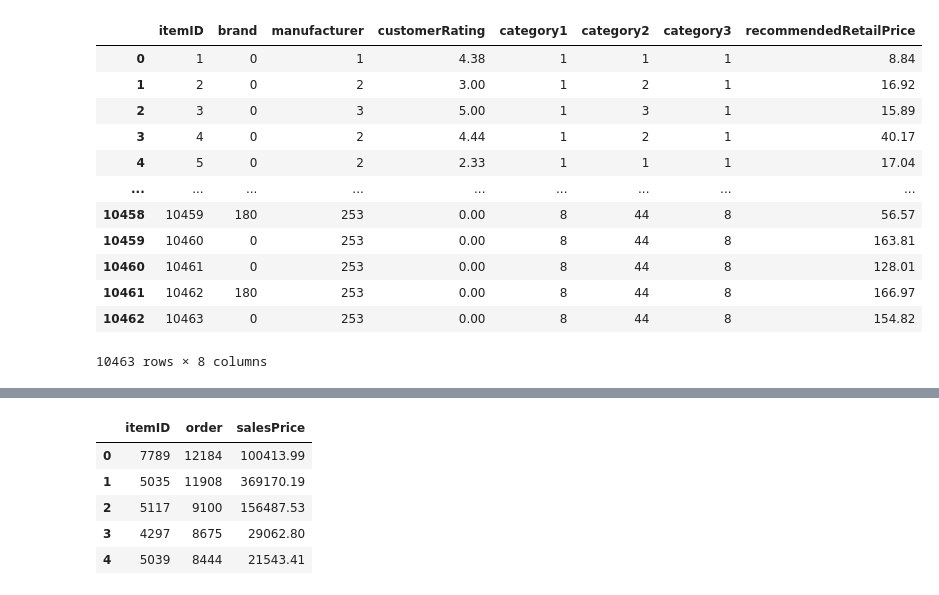
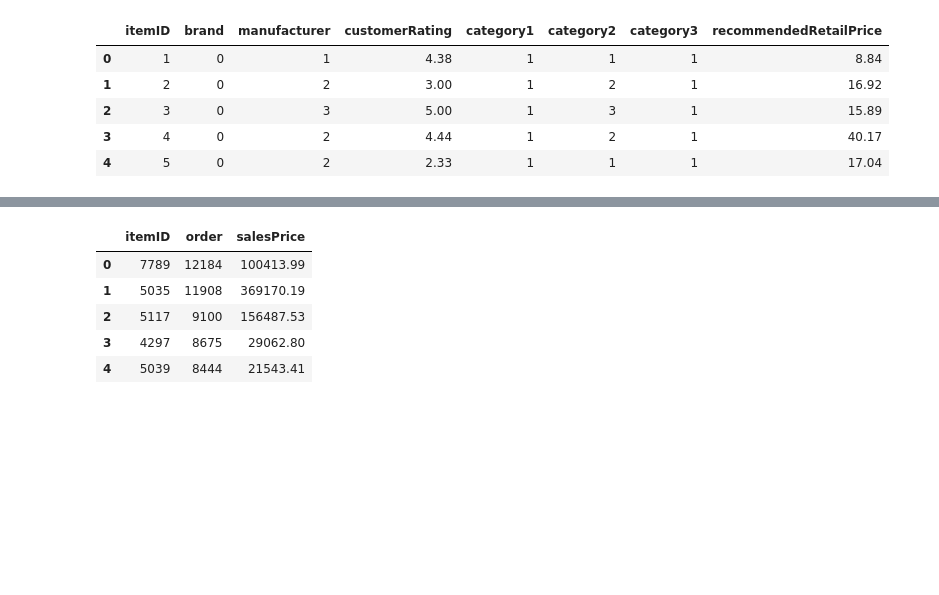
Before and after one commit to janwithb/data-mining-cup-2020, a Jupyter notebook: scripts/data_analysis.ipynb, the cells around one changed output, grey strips where cells are left out. Cells and saved outputs as stored; diff of their text form; code cells hidden in the pictures; blank space fills up the shorter version.

```diff
--- a/scripts/data_analysis.ipynb
+++ b/scripts/data_analysis.ipynb
@@ -26,20 +24,13 @@ infos
 # %%
 items = pd.read_csv('../data/items.csv', sep='|')
-items
+items.head()
 # %% [output]
 |  | itemID | brand | manufacturer | customerRating | category1 | category2 | category3 | recommendedRetailPrice |
 | 0 | 1 | 0 | 1 | 4.38 | 1 | 1 | 1 | 8.84 |
 | 1 | 2 | 0 | 2 | 3.00 | 1 | 2 | 1 | 16.92 |
 | 2 | 3 | 0 | 3 | 5.00 | 1 | 3 | 1 | 15.89 |
 | 3 | 4 | 0 | 2 | 4.44 | 1 | 2 | 1 | 40.17 |
 | 4 | 5 | 0 | 2 | 2.33 | 1 | 1 | 1 | 17.04 |
-| ... | ... | ... | ... | ... | ... | ... | ... | ... |
-| 10458 | 10459 | 180 | 253 | 0.00 | 8 | 44 | 8 | 56.57 |
-| 10459 | 10460 | 0 | 253 | 0.00 | 8 | 44 | 8 | 163.81 |
-| 10460 | 10461 | 0 | 253 | 0.00 | 8 | 44 | 8 | 128.01 |
-| 10461 | 10462 | 180 | 253 | 0.00 | 8 | 44 | 8 | 166.97 |
-| 10462 | 10463 | 0 | 253 | 0.00 | 8 | 44 | 8 | 154.82 |
-10463 rows × 8 columns
 # %%
 orders = pd.read_csv('../data/orders.csv', sep='|')
 orders['time'] = pd.to_datetime(orders.time)
```
Also changed, not shown: parts of 25 cells of this notebook.
